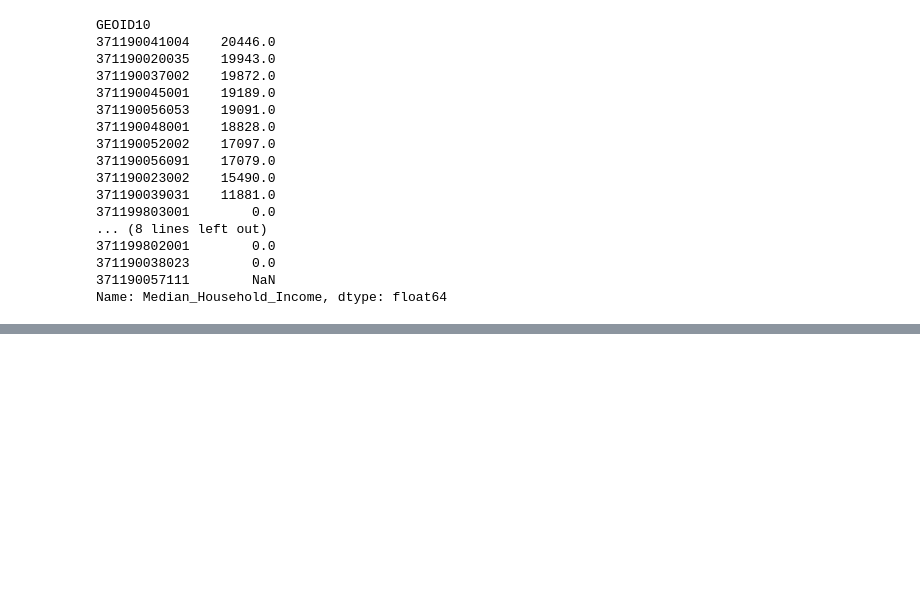
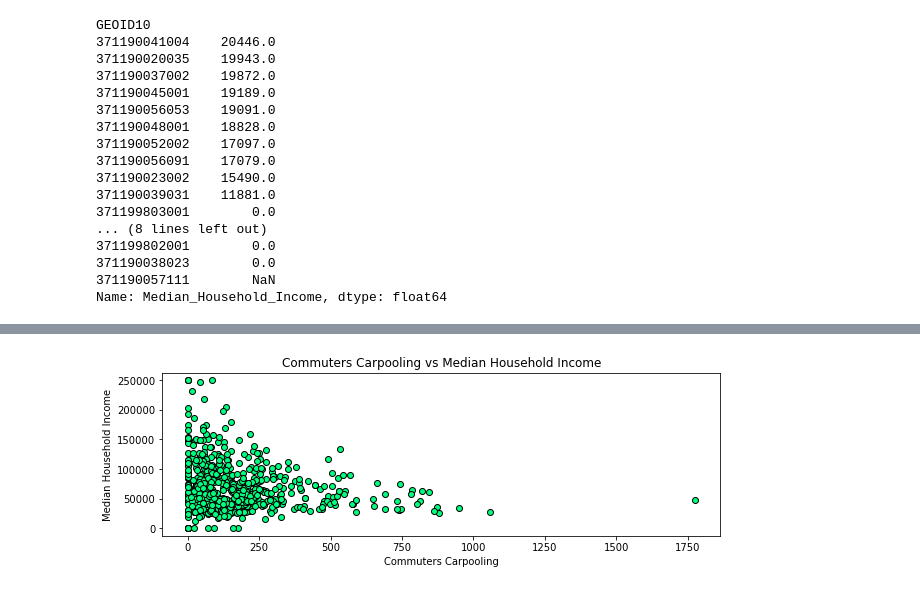
Before and after one commit to Apex8/Charlotte-income-vs-commute-analysis, a Jupyter notebook: Charlotte_Income.ipynb, the cells around one changed output, grey strips where cells are left out. Saved outputs shown, nothing was run; the diff lists cells and outputs as text; code cells hidden in the pictures; blank space fills up the shorter version.

```diff
--- a/Charlotte_Income.ipynb
+++ b/Charlotte_Income.ipynb
@@ -403,0 +423,16 @@ Text(0.5, 1.0, 'Bottom 10 Median Income Geolocations Means of Commuting')
+# %%
+multiple=clean_charlotte[["Carpool","Median_Household_Income"]]
+
+
+carpool_x_axis=multiple["Carpool"]
+carpool_y_axis=multiple["Median_Household_Income"]
+
+plt.figure(figsize=(10,3))
+plt.scatter(carpool_x_axis, carpool_y_axis, color="black", facecolor="springgreen")
+plt.xlabel("Commuters Carpooling")
+plt.ylabel("Median Household Income")
+plt.title("Commuters Carpooling vs Median Household Income")
+
+plt.savefig("output/Carpool_scatter.png")
+# %% [output]
+[figure, added]
```
Also changed, not shown: parts of 9 cells of this notebook, 7 other files.
